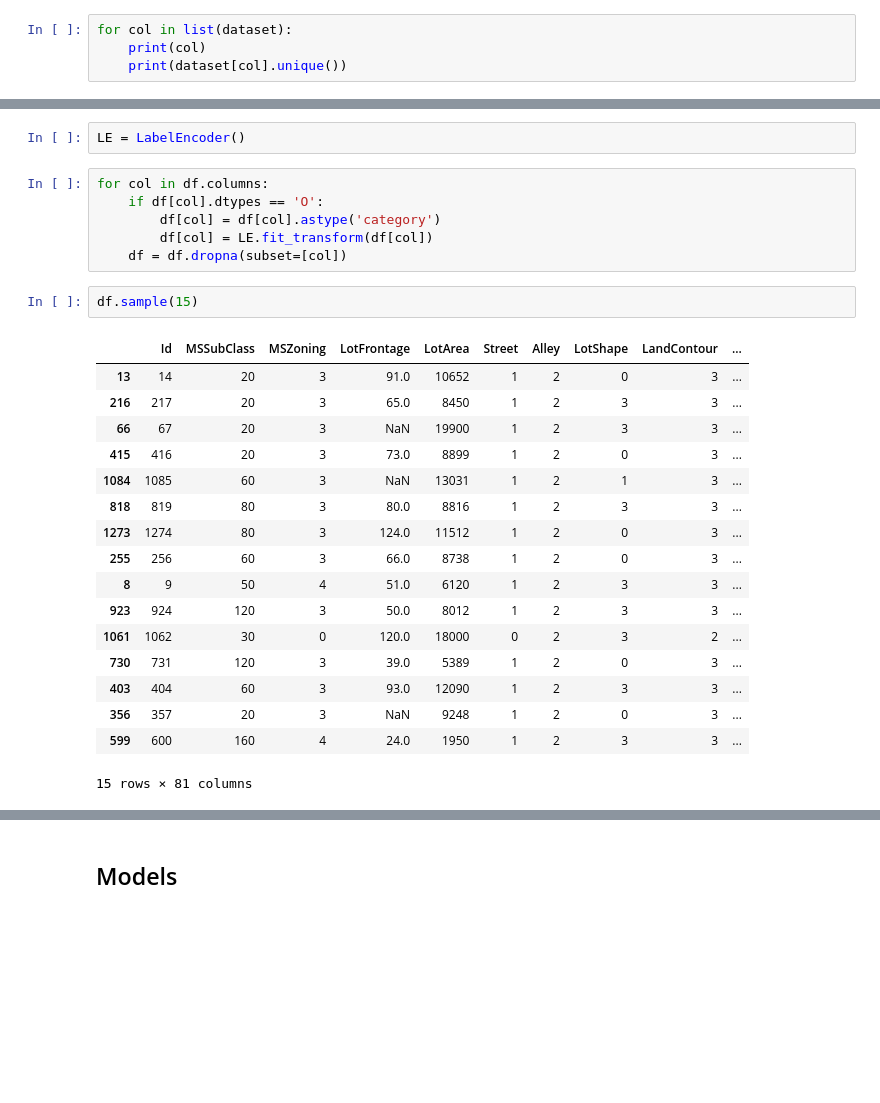
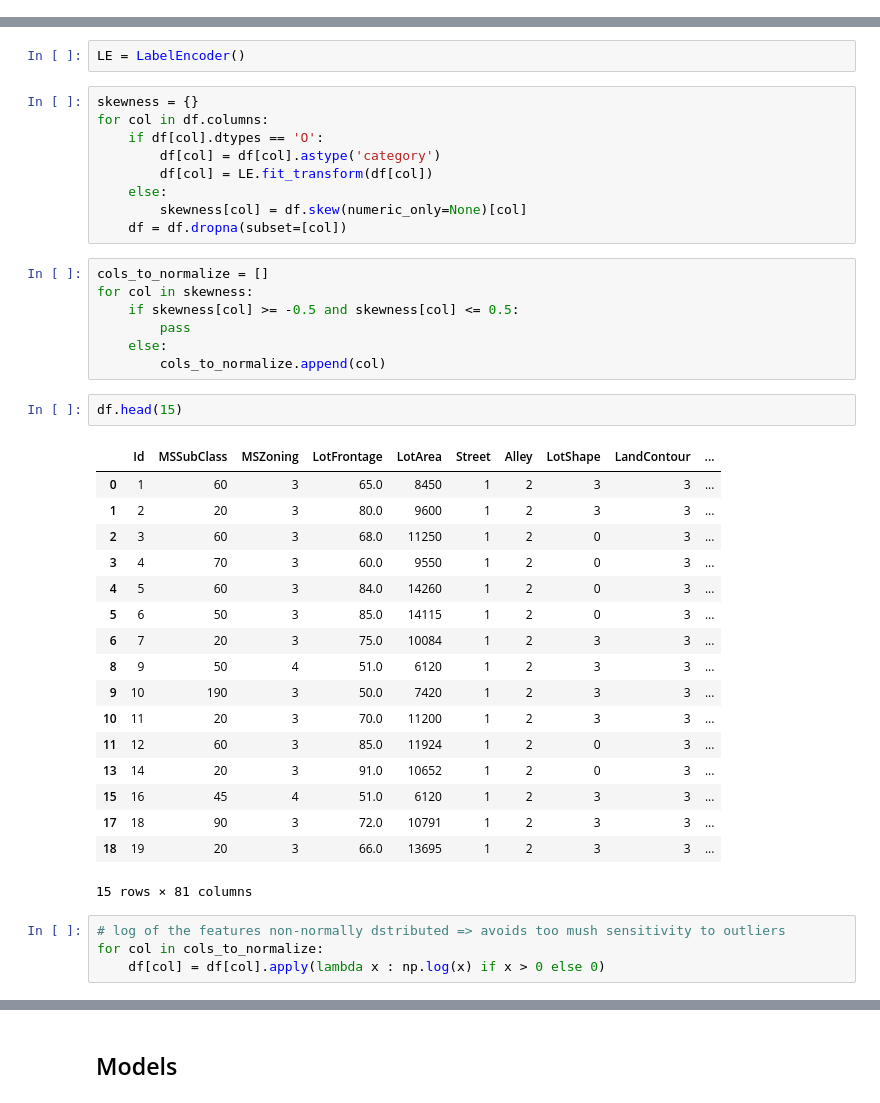
Before and after one commit to m-cheicki/ESILV_Advance_ML, a Jupyter notebook: CHEICKISMAIL_A5_DIA3_PW2_Model-Optimisation.ipynb, the cells around one changed output, grey strips where cells are left out. Saved outputs shown, nothing was run; the diff lists cells and outputs as text; blank space fills up the shorter version.

```diff
--- a/CHEICKISMAIL_A5_DIA3_PW2_Model-Optimisation.ipynb
+++ b/CHEICKISMAIL_A5_DIA3_PW2_Model-Optimisation.ipynb
@@ -91,7 +94,3 @@ dataset.describe
 1459      6   2008        WD         Normal     147500
 
 [1460 rows x 81 columns]>
-# %%
-for col in list(dataset):
-    print(col)
-    print(dataset[col].unique())
@@ -122,28 +103,42 @@ df = dataset.copy()
 # %%
 LE = LabelEncoder()
 # %%
+skewness = {}
 for col in df.columns:
     if df[col].dtypes == 'O':
         df[col] = df[col].astype('category')
         df[col] = LE.fit_transform(df[col])
+    else:
+        skewness[col] = df.skew(numeric_only=None)[col]
     df = df.dropna(subset=[col])
+# %%
+cols_to_normalize = []
+for col in skewness:
+    if skewness[col] >= -0.5 and skewness[col] <= 0.5:
+        pass
+    else:
+        cols_to_normalize.append(col)
 # %%
-df.sample(15)
+df.head(15)
 # %% [output]
 |  | Id | MSSubClass | MSZoning | LotFrontage | LotArea | Street | Alley | LotShape | LandContour | ... |
+| 0 | 1 | 60 | 3 | 65.0 | 8450 | 1 | 2 | 3 | 3 | ... |
+| 1 | 2 | 20 | 3 | 80.0 | 9600 | 1 | 2 | 3 | 3 | ... |
+| 2 | 3 | 60 | 3 | 68.0 | 11250 | 1 | 2 | 0 | 3 | ... |
+| 3 | 4 | 70 | 3 | 60.0 | 9550 | 1 | 2 | 0 | 3 | ... |
+| 4 | 5 | 60 | 3 | 84.0 | 14260 | 1 | 2 | 0 | 3 | ... |
+| 5 | 6 | 50 | 3 | 85.0 | 14115 | 1 | 2 | 0 | 3 | ... |
+| 6 | 7 | 20 | 3 | 75.0 | 10084 | 1 | 2 | 3 | 3 | ... |
+| 8 | 9 | 50 | 4 | 51.0 | 6120 | 1 | 2 | 3 | 3 | ... |
+| 9 | 10 | 190 | 3 | 50.0 | 7420 | 1 | 2 | 3 | 3 | ... |
+| 10 | 11 | 20 | 3 | 70.0 | 11200 | 1 | 2 | 3 | 3 | ... |
+| 11 | 12 | 60 | 3 | 85.0 | 11924 | 1 | 2 | 0 | 3 | ... |
 | 13 | 14 | 20 | 3 | 91.0 | 10652 | 1 | 2 | 0 | 3 | ... |
-| 216 | 217 | 20 | 3 | 65.0 | 8450 | 1 | 2 | 3 | 3 | ... |
-| 66 | 67 | 20 | 3 | NaN | 19900 | 1 | 2 | 3 | 3 | ... |
-| 415 | 416 | 20 | 3 | 73.0 | 8899 | 1 | 2 | 0 | 3 | ... |
-| 1084 | 1085 | 60 | 3 | NaN | 13031 | 1 | 2 | 1 | 3 | ... |
-| 818 | 819 | 80 | 3 | 80.0 | 8816 | 1 | 2 | 3 | 3 | ... |
-| 1273 | 1274 | 80 | 3 | 124.0 | 11512 | 1 | 2 | 0 | 3 | ... |
-| 255 | 256 | 60 | 3 | 66.0 | 8738 | 1 | 2 | 0 | 3 | ... |
-| 8 | 9 | 50 | 4 | 51.0 | 6120 | 1 | 2 | 3 | 3 | ... |
-| 923 | 924 | 120 | 3 | 50.0 | 8012 | 1 | 2 | 3 | 3 | ... |
-| 1061 | 1062 | 30 | 0 | 120.0 | 18000 | 0 | 2 | 3 | 2 | ... |
-| 730 | 731 | 120 | 3 | 39.0 | 5389 | 1 | 2 | 0 | 3 | ... |
-| 403 | 404 | 60 | 3 | 93.0 | 12090 | 1 | 2 | 3 | 3 | ... |
-| 356 | 357 | 20 | 3 | NaN | 9248 | 1 | 2 | 0 | 3 | ... |
-| 599 | 600 | 160 | 4 | 24.0 | 1950 | 1 | 2 | 3 | 3 | ... |
+| 15 | 16 | 45 | 4 | 51.0 | 6120 | 1 | 2 | 3 | 3 | ... |
+| 17 | 18 | 90 | 3 | 72.0 | 10791 | 1 | 2 | 3 | 3 | ... |
+| 18 | 19 | 20 | 3 | 66.0 | 13695 | 1 | 2 | 3 | 3 | ... |
 15 rows × 81 columns
+# %%
+# log of the features non-normally dstributed => avoids too mush sensitivity to outliers
+for col in cols_to_normalize:
+    df[col] = df[col].apply(lambda x : np.log(x) if x > 0 else 0)
```
Also changed, not shown: parts of 12 cells of this notebook.
